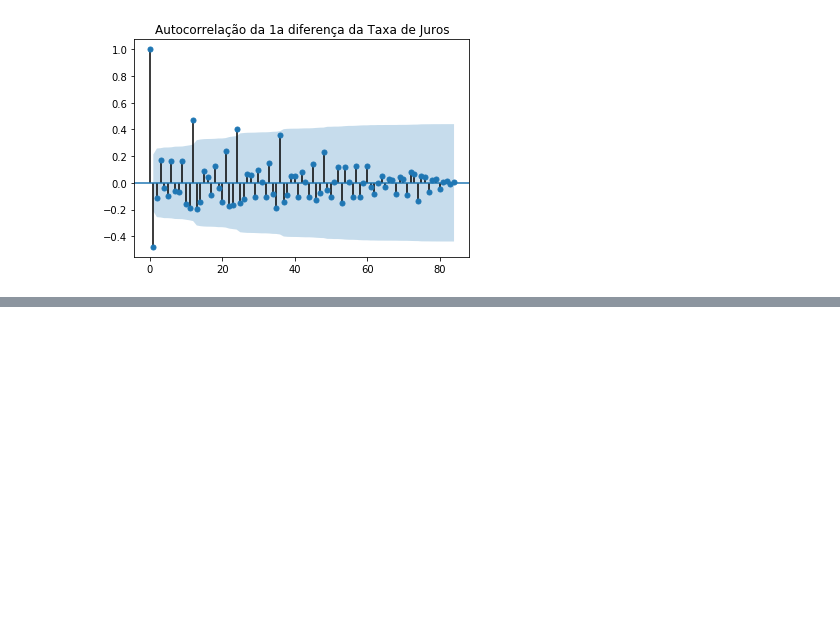
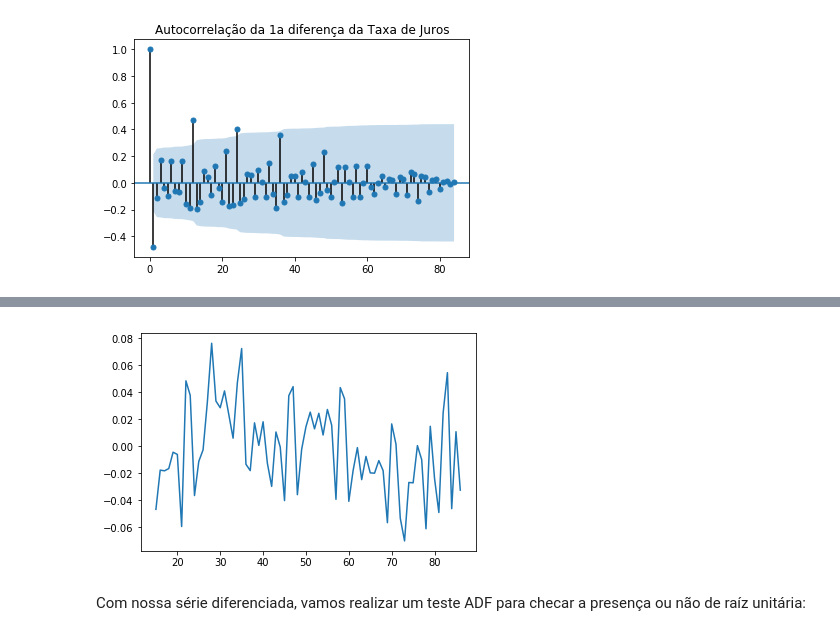
Before and after one commit to GustavoAlovisi/Econometrics2018, a Jupyter notebook: eco02018.ipynb, the cells around one changed output, grey strips where cells are left out. Cells and saved outputs as stored; diff of their text form; code cells hidden in the pictures; blank space fills up the shorter version.

```diff
--- a/eco02018.ipynb
+++ b/eco02018.ipynb
@@ -215,0 +254,7 @@ acf = tsaplots.plot_acf(diff_diff_juros, alpha= 0.05,  title = "Autocorrelação
+# %%
+graflogdiffdiffjuros = plt.plot(logdiffdiffjuros)
+plt.show()
+# %% [output]
+[figure, added]
+# %% [markdown]
+Com nossa série diferenciada, vamos realizar um teste ADF para checar a presença ou não de raíz unitária:
```
Also changed, not shown: parts of 14 cells of this notebook, 1 other file.
